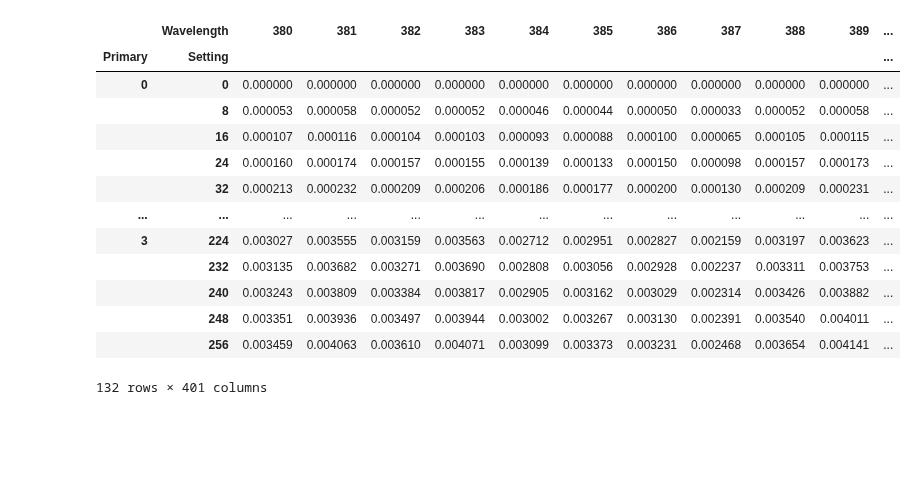
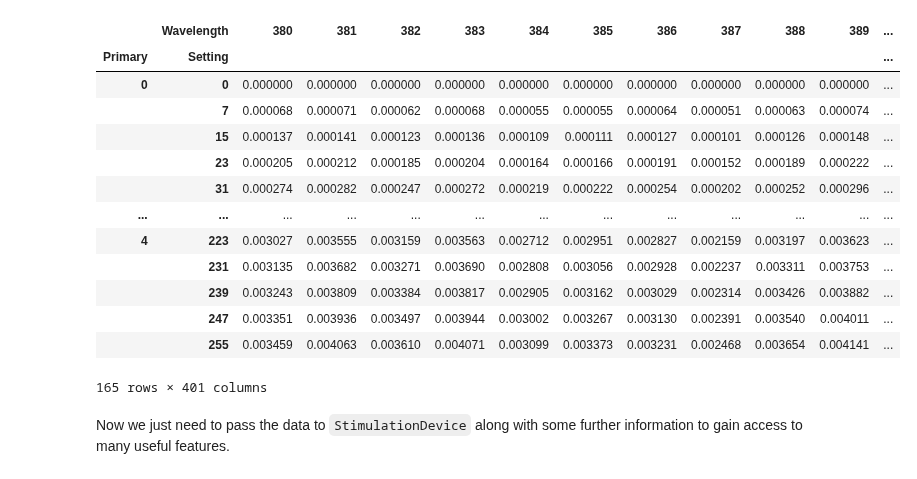
Before and after one commit to PySilentSubstitution/pysilsub, a Jupyter notebook: docs/source/03a_stimulation_devices.ipynb, the cells around one changed output. Drawn from its saved outputs; the diff is of its cells as text; code cells hidden in the pictures; blank space fills up the shorter version.

```diff
--- a/docs/source/03a_stimulation_devices.ipynb
+++ b/docs/source/03a_stimulation_devices.ipynb
@@ -13,24 +17,28 @@ To stimulate one class of retinal photoreceptor without changing the activation
 # %%
 import pandas as pd
 
-data = pd.read_csv('../../data/RGBA_linear_artificial.csv',
-                   index_col=['Primary', 'Setting'])
+data = pd.read_csv(
+    '../../data/BCGAR_5_Primary_8_bit_linear.csv',
+    index_col=['Primary', 'Setting']
+)
 data.columns = data.columns.astype('int64')
 data.columns.name = 'Wavelength'
 data
 # %% [output]
 |  | Wavelength | 380 | 381 | 382 | 383 | 384 | 385 | 386 | 387 | 388 | 389 | ... |
 | Primary | Setting |  |  |  |  |  |  |  |  |  |  | ... |
 | 0 | 0 | 0.000000 | 0.000000 | 0.000000 | 0.000000 | 0.000000 | 0.000000 | 0.000000 | 0.000000 | 0.000000 | 0.000000 | ... |
-|  | 8 | 0.000053 | 0.000058 | 0.000052 | 0.000052 | 0.000046 | 0.000044 | 0.000050 | 0.000033 | 0.000052 | 0.000058 | ... |
-|  | 16 | 0.000107 | 0.000116 | 0.000104 | 0.000103 | 0.000093 | 0.000088 | 0.000100 | 0.000065 | 0.000105 | 0.000115 | ... |
-|  | 24 | 0.000160 | 0.000174 | 0.000157 | 0.000155 | 0.000139 | 0.000133 | 0.000150 | 0.000098 | 0.000157 | 0.000173 | ... |
-|  | 32 | 0.000213 | 0.000232 | 0.000209 | 0.000206 | 0.000186 | 0.000177 | 0.000200 | 0.000130 | 0.000209 | 0.000231 | ... |
+|  | 7 | 0.000068 | 0.000071 | 0.000062 | 0.000068 | 0.000055 | 0.000055 | 0.000064 | 0.000051 | 0.000063 | 0.000074 | ... |
+|  | 15 | 0.000137 | 0.000141 | 0.000123 | 0.000136 | 0.000109 | 0.000111 | 0.000127 | 0.000101 | 0.000126 | 0.000148 | ... |
+|  | 23 | 0.000205 | 0.000212 | 0.000185 | 0.000204 | 0.000164 | 0.000166 | 0.000191 | 0.000152 | 0.000189 | 0.000222 | ... |
+|  | 31 | 0.000274 | 0.000282 | 0.000247 | 0.000272 | 0.000219 | 0.000222 | 0.000254 | 0.000202 | 0.000252 | 0.000296 | ... |
 | ... | ... | ... | ... | ... | ... | ... | ... | ... | ... | ... | ... | ... |
-| 3 | 224 | 0.003027 | 0.003555 | 0.003159 | 0.003563 | 0.002712 | 0.002951 | 0.002827 | 0.002159 | 0.003197 | 0.003623 | ... |
-|  | 232 | 0.003135 | 0.003682 | 0.003271 | 0.003690 | 0.002808 | 0.003056 | 0.002928 | 0.002237 | 0.003311 | 0.003753 | ... |
-|  | 240 | 0.003243 | 0.003809 | 0.003384 | 0.003817 | 0.002905 | 0.003162 | 0.003029 | 0.002314 | 0.003426 | 0.003882 | ... |
-|  | 248 | 0.003351 | 0.003936 | 0.003497 | 0.003944 | 0.003002 | 0.003267 | 0.003130 | 0.002391 | 0.003540 | 0.004011 | ... |
-|  | 256 | 0.003459 | 0.004063 | 0.003610 | 0.004071 | 0.003099 | 0.003373 | 0.003231 | 0.002468 | 0.003654 | 0.004141 | ... |
+| 4 | 223 | 0.003027 | 0.003555 | 0.003159 | 0.003563 | 0.002712 | 0.002951 | 0.002827 | 0.002159 | 0.003197 | 0.003623 | ... |
+|  | 231 | 0.003135 | 0.003682 | 0.003271 | 0.003690 | 0.002808 | 0.003056 | 0.002928 | 0.002237 | 0.003311 | 0.003753 | ... |
+|  | 239 | 0.003243 | 0.003809 | 0.003384 | 0.003817 | 0.002905 | 0.003162 | 0.003029 | 0.002314 | 0.003426 | 0.003882 | ... |
+|  | 247 | 0.003351 | 0.003936 | 0.003497 | 0.003944 | 0.003002 | 0.003267 | 0.003130 | 0.002391 | 0.003540 | 0.004011 | ... |
+|  | 255 | 0.003459 | 0.004063 | 0.003610 | 0.004071 | 0.003099 | 0.003373 | 0.003231 | 0.002468 | 0.003654 | 0.004141 | ... |
-132 rows × 401 columns
+165 rows × 401 columns
+# %% [markdown]
+Now we just need to pass the data to `StimulationDevice` along with some further information to gain access to many useful features.
 # %%
```
Also changed, not shown: parts of 21 cells of this notebook, 18 other files.
